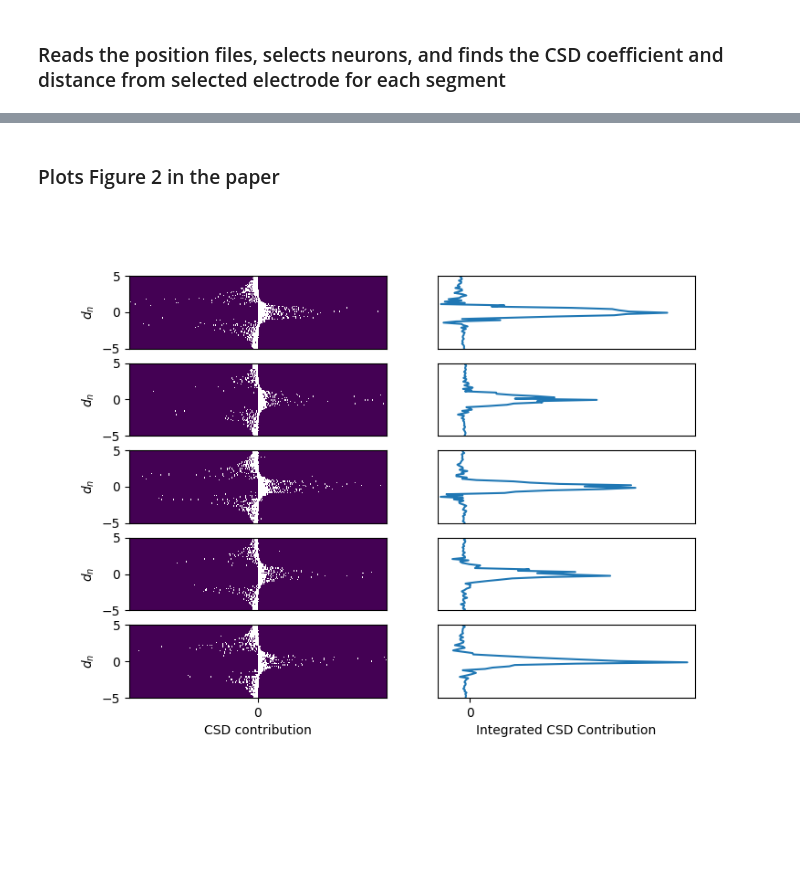
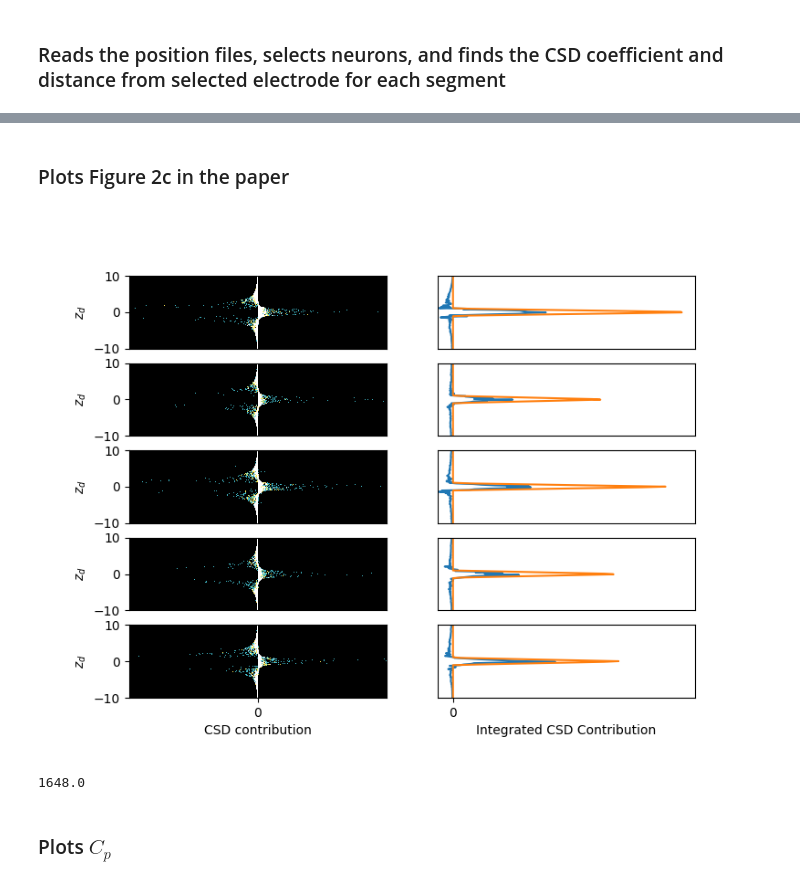
Before and after one commit to joseph-tharayil/csd_paper, a Jupyter notebook: derivativeHistograms.ipynb, the cells around one changed output, grey strips where cells are left out. Cells and saved outputs as stored; diff of their text form; code cells hidden in the pictures; blank space fills up the shorter version.

Commit message:
Updates histograms

```diff
--- a/derivativeHistograms.ipynb
+++ b/derivativeHistograms.ipynb
@@ -17,11 +15,18 @@ f = h5py.File(fname)
 # %% [markdown]
 ### Loads the electrode positions from the H5 file containing the LFP coefficients
 # %%
-originalFile = h5py.File('electrodes/coeffs_highRes.h5')
+originalFile = h5py.File('csd_paper/electrodes/coeffs_highRes.h5')
 electrodeNames = sort_electrode_names(originalFile['electrodes'].keys(),'S1nonbarrel_neurons')
 allEpos = []
+layers = []
 for e in electrodeNames:
     allEpos.append( originalFile['electrodes'][str(e)]['position'][:] )
+    layers.append( originalFile['electrodes'][str(e)]['layer'][()] )
 allEpos = np.array(allEpos)
 originalFile.close()
 allEpos = allEpos[1:-1] # Removes the first and last electrodes, since taking the second derivative loses them
+layers = layers[1:-1]
+# %%
+ids = [10,25,50,75,90]
+for i in ids:
+    print(layers[i])
@@ -54,6 +69,8 @@ hex0 = next(c.circuit.nodes.get('hex0',properties=['mtype']))
 hex0Ids = np.array(hex0[1].loc['S1nonbarrel_neurons'].index)
 # %%
 np.save('hex0Ids.npy',hex0Ids)
+# %%
+hex0Ids = np.load('hex0Ids.npy')
 # %% [markdown]
 ### Reads the position files, selects neurons, and finds the CSD coefficient and distance from selected electrode for each segment
 # %%
@@ -102,3 +119,11 @@ for electrodeIdx in electrodeIndices:
 
     allCsdCoeffs.append(csdCoeffs)
     allDistances.append(distances)
+# %%
+def analyticContribution(z,d,simulatedTotal):
+
+    contribution = (np.abs(d-z)-2*np.abs(z)+np.abs(z+d))/d**2
+
+    scaleFactor = np.sum(contribution)/simulatedTotal
+
+    return contribution/scaleFactor
@@ -105,5 +195,5 @@ for electrodeIdx in electrodeIndices:
 # %% [markdown]
-### Plots Figure 2 in the paper
+### Plots Figure 2c in the paper
 # %%
 
 fig, axes = plt.subplots(5,2,figsize=(8,6))
@@ -127,43 +217,58 @@ for i in range(5):
     for c in csdCoeffs[1:]:
         newcoeffs = np.vstack((newcoeffs,c[:,np.newaxis]))
 
+    # Define 4 perceptually distinct colors (especially between first two)
+    colors = ['#000000', '#41b6c4', '#feec5a', '#ffffff']
+    cmap = ListedColormap(colors)
 
-    axes[i][0].hist2d(newcoeffs[:,0],newDistances[:,0]/20,bins=[10000,1000],cmin=0,cmax=0.5) # Plots histogram (effectively a scatter plot) of CSD coefficients and vertical distances
+    # Define bin boundaries for 4 bins
+    bounds = [0, 1, 2, 3, 4]
+    norm = BoundaryNorm(boundaries=bounds, ncolors=len(colors))
+
+    axes[i][0].hist2d(newcoeffs[:,0],newDistances[:,0]/20,bins=[10000,1000],cmin=0,cmax=3,cmap=cmap,norm=norm) # Plots histogram (effectively a scatter plot) of CSD coefficients and vertical distances
 
     if i == 4:
         axes[i][0].set_xlabel('CSD contribution')
         axes[i][0].set_xticks([0])
     else:
         axes[i][0].set_xticks([])
 
     axes[i][0].set_xlim([-5e-6,5e-6])
 
-    axes[i][0].set_ylabel('$d_n$')
-    axes[i][0].set_ylim([-5,5])
+    axes[i][0].set_ylabel('$z_d$')
+    axes[i][0].set_ylim([-10,10])
 
 
     hist, xbins, ybins = np.histogram2d(newcoeffs[:,0],newDistances[:,0]/20,bins=[10000,1000]) # Gets bin and density values for the histogram
     xvals = (xbins[1:]+xbins[:-1])/2
     yvals = (ybins[1:]+ybins[:-1])/2
 
     axes[i][1].plot(np.sum(hist*xvals[:,np.newaxis],axis=0),yvals) # Integrates histogram over each distance bin
-    axes[i][1].set_ylim([-5,5])
+    axes[i][1].plot(analyticContribution(yvals*20,20,np.sum(np.abs(newcoeffs))),yvals)
+
+    axes[i][1].set_ylim([-10,10])
 
     if i == 4:
         axes[i][1].set_xlabel('Integrated CSD Contribution')
         axes[i][1].set_xticks([0])
     else:
         axes[i][1].set_xticks([])
 
     axes[i][1].set_yticks([])
-    axes[i][1].set_xlim([-5e-5,35e-5])
+    axes[i][1].set_xlim([-5e-5,80e-5])
 
-plt.savefig('figures/histograms.png')
+plt.savefig('histograms.png')
 # %% [output]
-[figure, old version]
+[figure, new version]
+# %%
+np.max(hist)
+# %% [output]
+1648.0
 # %%
 np.save('allCoeffs.npy',allCsdCoeffs)
 np.save('allDistances.npy',allDistances)
 # %%
 allCsdCoeffs = np.load('allCoeffs.npy',allow_pickle=True)
 allDistances = np.load('allDistances.npy',allow_pickle=True)
+# %% [markdown]
+### Plots $C_p$
```
Also changed, not shown: parts of 22 cells of this notebook.
